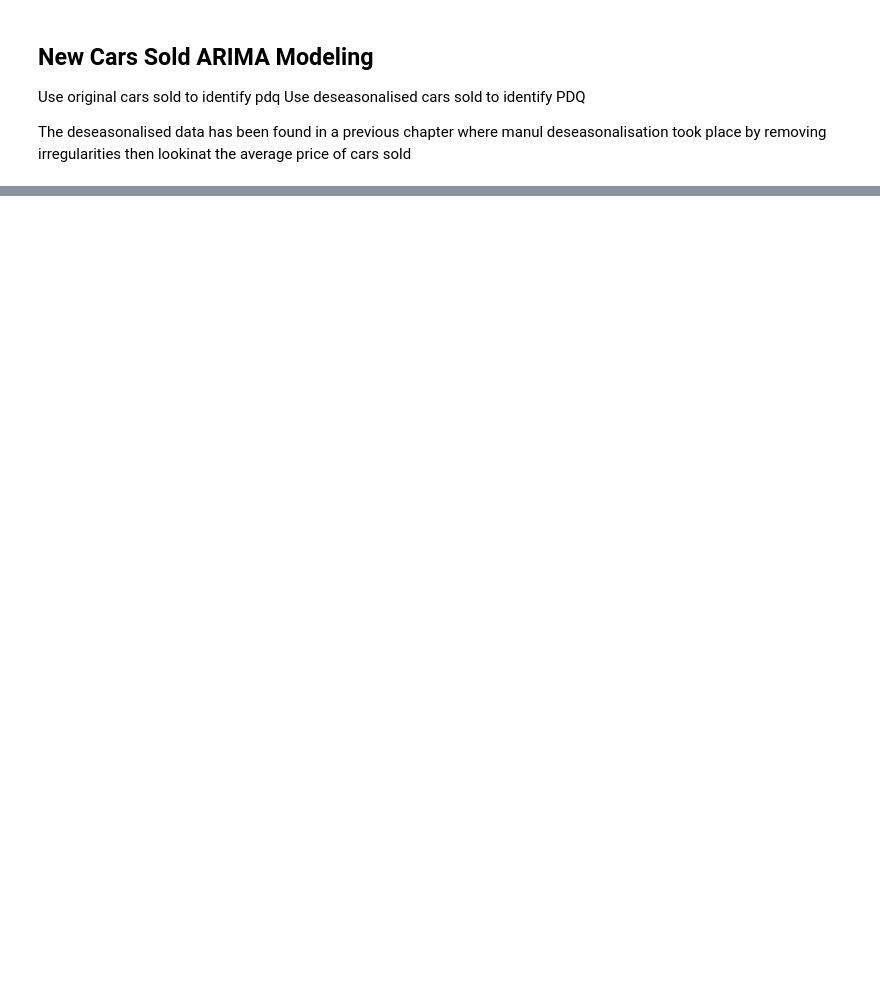
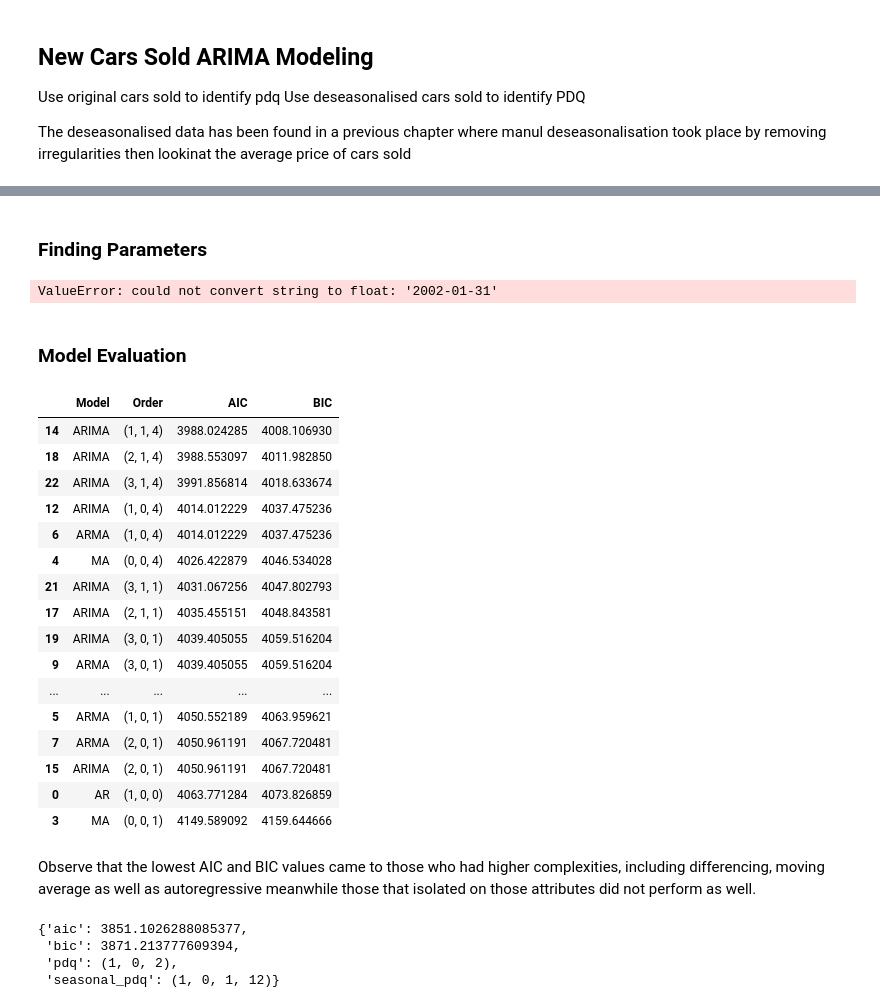
Before and after one commit to bennicholson2/Maryland-Automotive-Industry, a Jupyter notebook: analysis_chapters/04_arima_model.ipynb, the cells around one changed output, grey strips where cells are left out. Saved outputs shown, nothing was run; the diff lists cells and outputs as text; code cells hidden in the pictures; blank space fills up the shorter version.

Commit message:
arima updates

```diff
--- a/analysis_chapters/04_arima_model.ipynb
+++ b/analysis_chapters/04_arima_model.ipynb
@@ -28,8 +35,8 @@ from matplotlib.gridspec import GridSpec
 ### Import Data
 Using the data that has had irregularities removed and has been deseasonalised will be best to focus on the movements of the data rather than the individual sales that happen from month to month.
 # %%
-irregular_data = pd.read_csv('/Users/ben_nicholson/Visual_Code_Projects/Personal_Projects/Maryland Automotive Industry/preprocessed_datasets/seasonal_decomposition/irr_removed_sales_data.csv')
-irregular_data
+irregularities_removed_data = pd.read_csv('/Users/ben_nicholson/Visual_Code_Projects/Personal_Projects/Maryland Automotive Industry/preprocessed_datasets/seasonal_decomposition/irr_removed_sales_data.csv')
+irregularities_removed_data
 # %% [output]
 |  | date | total_cars_sold | new_cars_sold | used_cars_sold | real_value_cars_sold | real_new_value_cars_sold | ... |
 | 0 | 2002-01-31 | 81033 | 31106 | 49927 | 1983276860 | 1311790064 | ... |
@@ -220,0 +293,7 @@ The series became stationary after 1 differences.
+# %%
+from sklearn.model_selection import train_test_split
+# split data into train and test for irregularities removed
+new_cars_train, new_cars_test = train_test_split(irregularities_removed_data[['date','new_cars_sold']],test_size= 0.2,shuffle=False)
+
+# split data into train and test for deseasonalised irregularities removed
+new_cars_deseasonalised_train, new_cars_deseasonalised_test = train_test_split(deseasonalised_sales_data[['date','new_cars_sold'],test_size=0.2,shuffle=False)
@@ -220,0 +318,48 @@ The series became stationary after 1 differences.
+# %% [markdown]
+### Finding Parameters
+# %%
+arima_analysis(new_cars_train['new_cars_sold'],new_cars_deseasonalised_train)
+# %% [output]
+ValueError: could not convert string to float: '2002-01-31'
+# %%
+# create lists of values that can be used for pdq and PDQ for new cars sold
+new_cars_p_list = [1,2,3]
+new_cars_d_list = [0,1]
+new_cars_q_list = [1,4]
+
+new_cars_P_list = [1,2,3]
+new_cars_D_list = [0,1]
+new_cars_Q_list = [1]
+# %% [markdown]
+### Model Evaluation
+# %%
+# create arima models
+evaluate_time_series_models(new_cars_train,new_cars_p_list,new_cars_q_list,new_cars_d_list)
+# %% [output]
+|  | Model | Order | AIC | BIC |
+| 14 | ARIMA | (1, 1, 4) | 3988.024285 | 4008.106930 |
+| 18 | ARIMA | (2, 1, 4) | 3988.553097 | 4011.982850 |
+| 22 | ARIMA | (3, 1, 4) | 3991.856814 | 4018.633674 |
+| 12 | ARIMA | (1, 0, 4) | 4014.012229 | 4037.475236 |
+| 6 | ARMA | (1, 0, 4) | 4014.012229 | 4037.475236 |
+| 4 | MA | (0, 0, 4) | 4026.422879 | 4046.534028 |
+| 21 | ARIMA | (3, 1, 1) | 4031.067256 | 4047.802793 |
+| 17 | ARIMA | (2, 1, 1) | 4035.455151 | 4048.843581 |
+| 19 | ARIMA | (3, 0, 1) | 4039.405055 | 4059.516204 |
+| 9 | ARMA | (3, 0, 1) | 4039.405055 | 4059.516204 |
+| ... | ... | ... | ... | ... |
+| 5 | ARMA | (1, 0, 1) | 4050.552189 | 4063.959621 |
+| 7 | ARMA | (2, 0, 1) | 4050.961191 | 4067.720481 |
+| 15 | ARIMA | (2, 0, 1) | 4050.961191 | 4067.720481 |
+| 0 | AR | (1, 0, 0) | 4063.771284 | 4073.826859 |
+| 3 | MA | (0, 0, 1) | 4149.589092 | 4159.644666 |
+# %% [markdown]
+Observe that the lowest AIC and BIC values came to those who had higher complexities, including differencing, moving average as well as autoregressive meanwhile those that isolated on those attributes did not perform as well.
+# %%
+# create sarima model
+select_best_sarima_model(new_cars_train,new_cars_p_list,new_cars_d_list,new_cars_q_list,new_cars_P_list,new_cars_D_list,new_cars_Q_list,12)
+# %% [output]
+{'aic': 3851.1026288085377,
+ 'bic': 3871.213777609394,
+ 'pdq': (1, 0, 2),
+ 'seasonal_pdq': (1, 0, 1, 12)}
```
Also changed, not shown: parts of 23 cells of this notebook.
